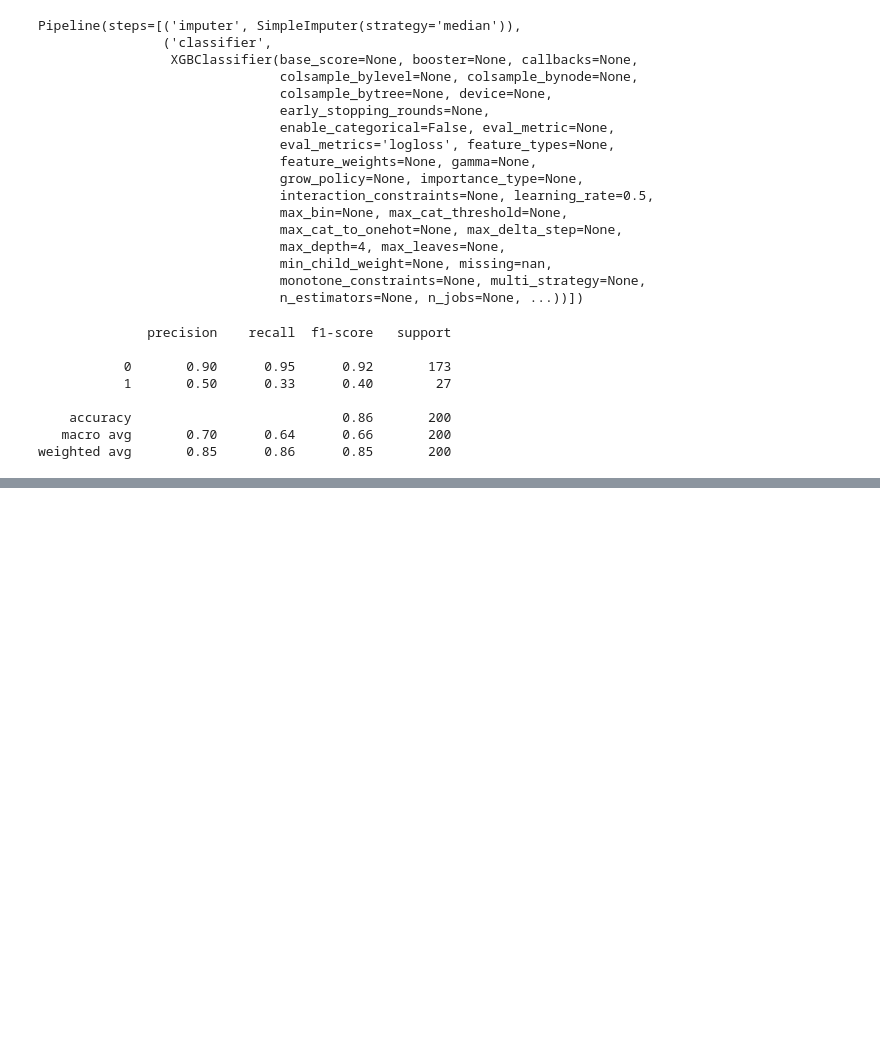
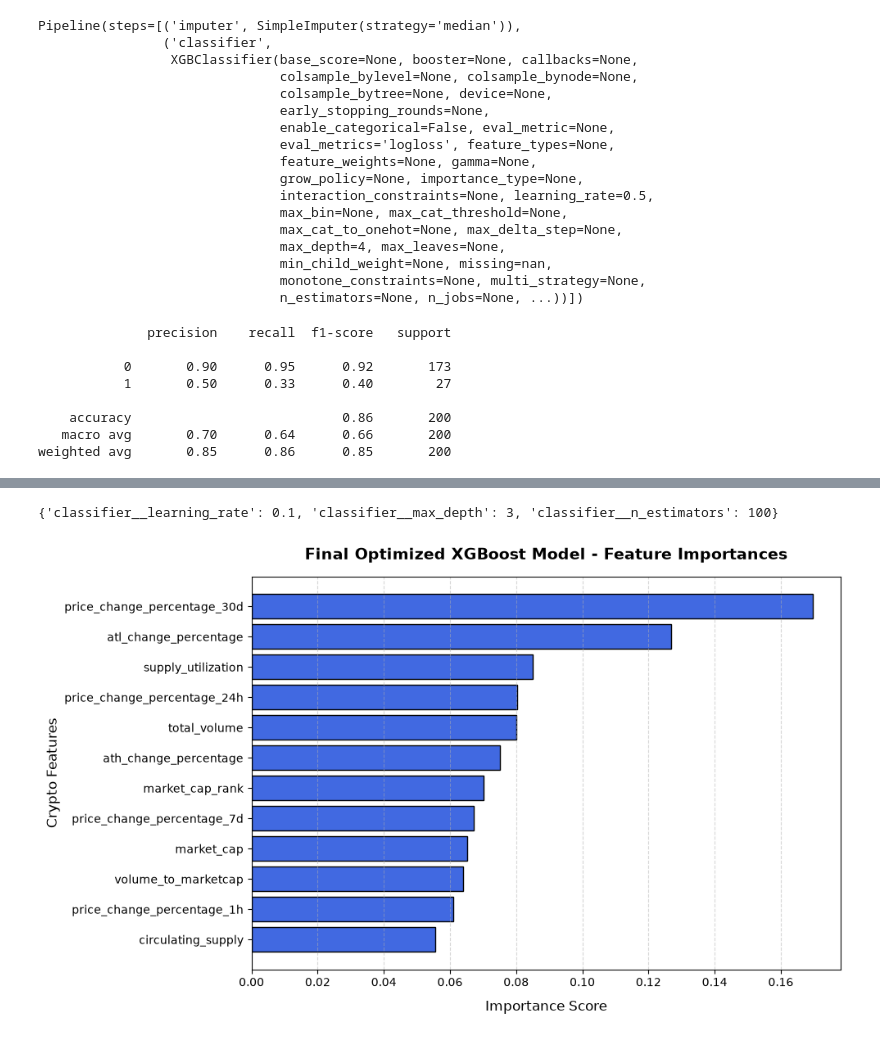
Before and after one commit to RishxGit/crypto-ml-predictor, a Jupyter notebook: crypto_predictor.ipynb, the cells around one changed output, grey strips where cells are left out. Drawn from its saved outputs; the diff is of its cells as text; code cells hidden in the pictures; blank space fills up the shorter version.

Commit message:
XGBoost HYPERPARAMETER TUNING

```diff
--- a/crypto_predictor.ipynb
+++ b/crypto_predictor.ipynb
@@ -282,0 +304,4 @@ weighted avg       0.85      0.86      0.85       200
+# %%
+grid_search = GridSearchCV(xgb_pipeline, param_grid, cv=cv, scoring='f1',n_jobs=1)
+# %%
+grid_search.fit(X_train, y_train)
@@ -282,0 +364,25 @@ weighted avg       0.85      0.86      0.85       200
+# %%
+print(grid_search.best_params_)
+# %% [output]
+{'classifier__learning_rate': 0.1, 'classifier__max_depth': 3, 'classifier__n_estimators': 100}
+# %%
+best_xgb = grid_search.best_estimator_.named_steps['classifier']
+# %%
+importance_df = pd.DataFrame({
+    'Feature': X.columns,
+    'Importance': best_xgb.feature_importances_
+}).sort_values(by='Importance', ascending=True)
+# %%
+plt.figure(figsize=(10, 6))
+plt.barh(importance_df['Feature'], importance_df['Importance'], color='royalblue', edgecolor='black')
+
+
+plt.title('Final Optimized XGBoost Model - Feature Importances', fontsize=14, fontweight='bold', pad=15)
+plt.xlabel('Importance Score', fontsize=12, labelpad=10)
+plt.ylabel('Crypto Features', fontsize=12)
+plt.grid(axis='x', linestyle='--', alpha=0.5)
+
+plt.tight_layout()
+plt.show()
+# %% [output]
+[figure, added]
```
Also changed, not shown: parts of 10 cells of this notebook.
